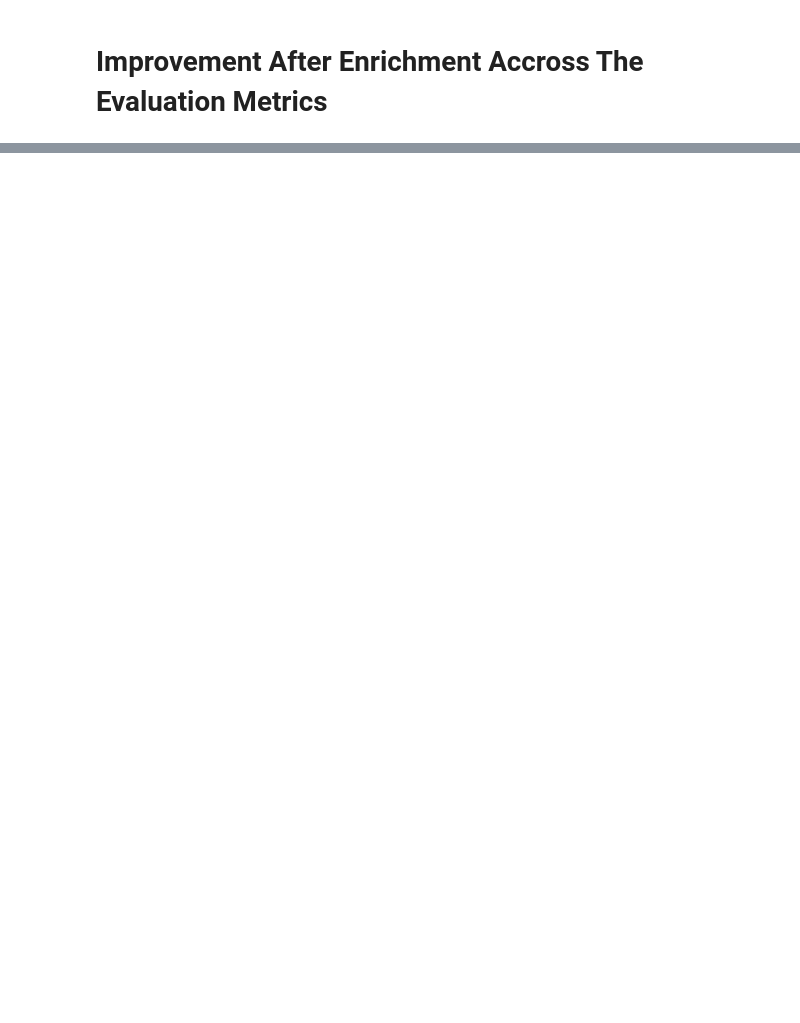
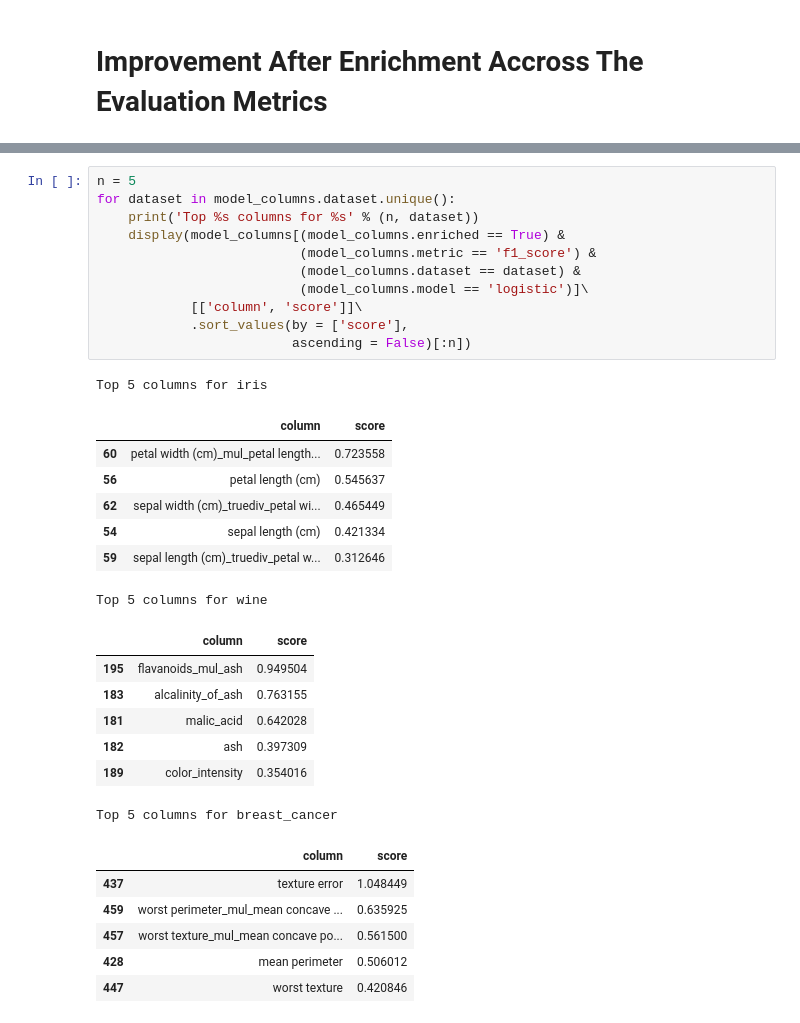
Before and after one commit to rossrco/experiments, a Jupyter notebook: machine_learning_combinatorics/feature_engineer_testing.ipynb, the cells around one changed output, grey strips where cells are left out. Drawn from its saved outputs; the diff is of its cells as text; blank space fills up the shorter version.

```diff
--- a/machine_learning_combinatorics/feature_engineer_testing.ipynb
+++ b/machine_learning_combinatorics/feature_engineer_testing.ipynb
@@ -229,0 +257,33 @@ plt.subplots_adjust(hspace = 0.3)
+# %%
+n = 5
+for dataset in model_columns.dataset.unique():
+    print('Top %s columns for %s' % (n, dataset))
+    display(model_columns[(model_columns.enriched == True) &
+                          (model_columns.metric == 'f1_score') &
+                          (model_columns.dataset == dataset) &
+                          (model_columns.model == 'logistic')]\
+            [['column', 'score']]\
+            .sort_values(by = ['score'],
+                         ascending = False)[:n])
+# %% [output]
+Top 5 columns for iris
+|  | column | score |
+| 60 | petal width (cm)_mul_petal length... | 0.723558 |
+| 56 | petal length (cm) | 0.545637 |
+| 62 | sepal width (cm)_truediv_petal wi... | 0.465449 |
+| 54 | sepal length (cm) | 0.421334 |
+| 59 | sepal length (cm)_truediv_petal w... | 0.312646 |
+Top 5 columns for wine
+|  | column | score |
+| 195 | flavanoids_mul_ash | 0.949504 |
+| 183 | alcalinity_of_ash | 0.763155 |
+| 181 | malic_acid | 0.642028 |
+| 182 | ash | 0.397309 |
+| 189 | color_intensity | 0.354016 |
+Top 5 columns for breast_cancer
+|  | column | score |
+| 437 | texture error | 1.048449 |
+| 459 | worst perimeter_mul_mean concave ... | 0.635925 |
+| 457 | worst texture_mul_mean concave po... | 0.561500 |
+| 428 | mean perimeter | 0.506012 |
+| 447 | worst texture | 0.420846 |
```
Also changed, not shown: parts of 15 cells of this notebook.
